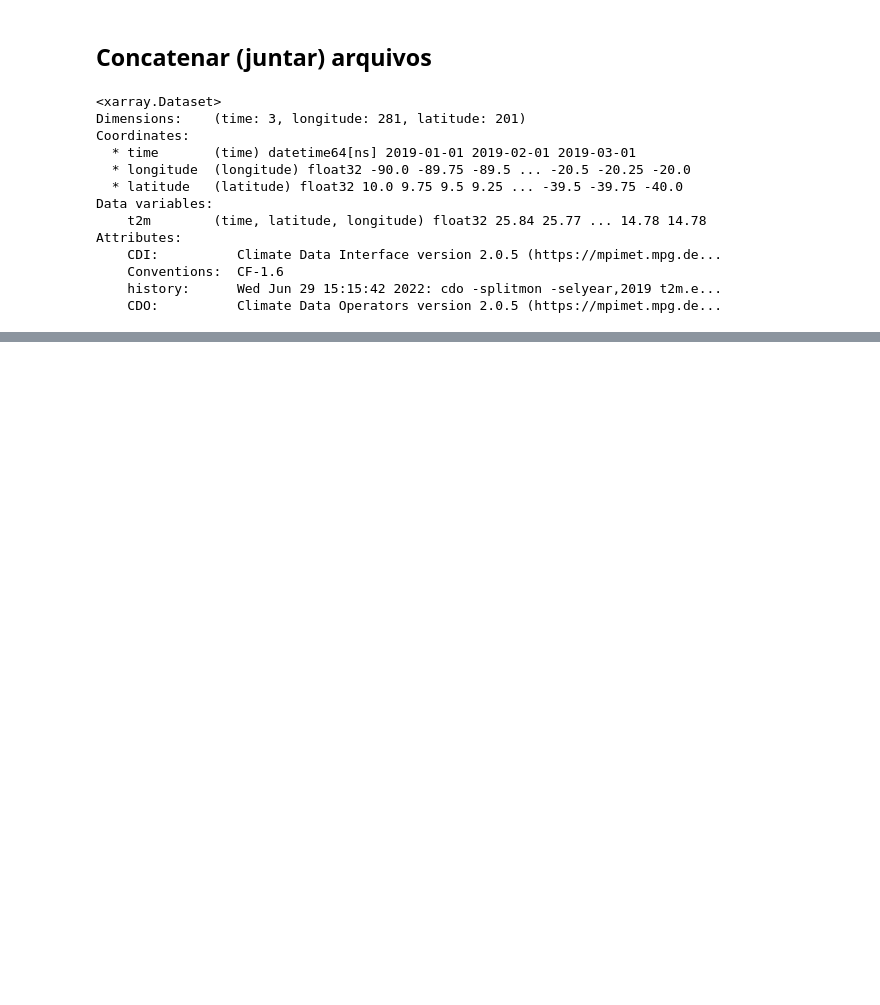
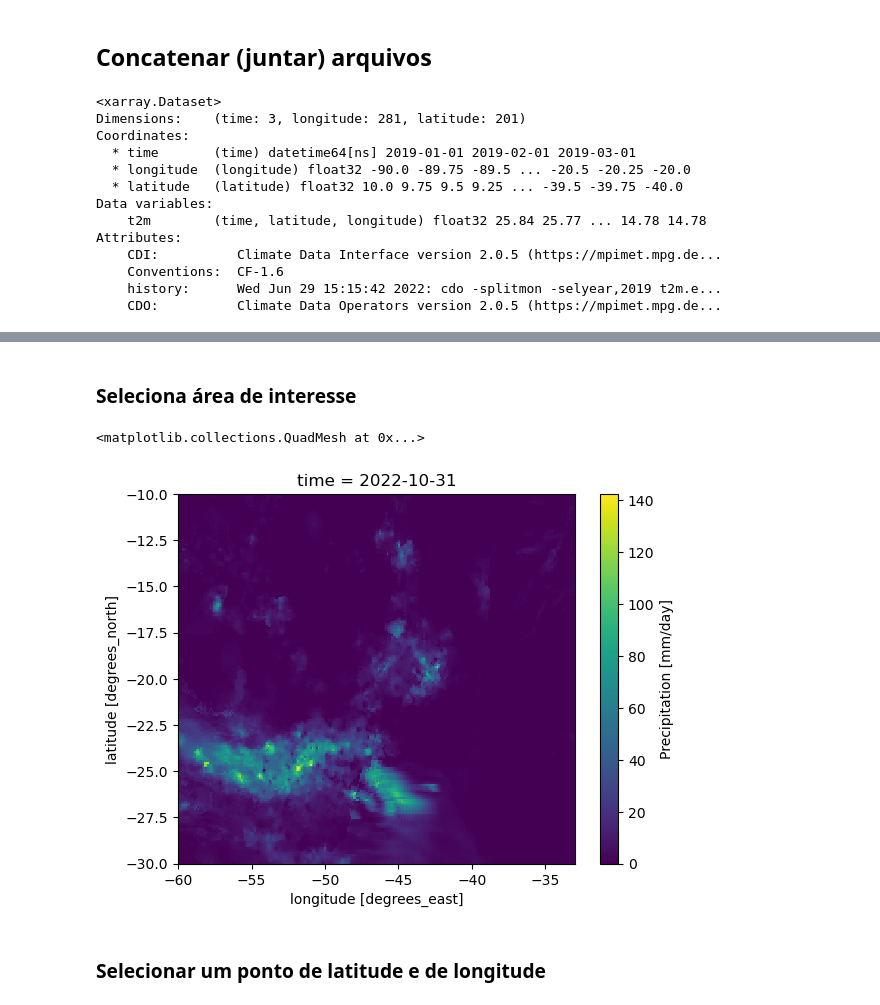
Before and after one commit to jgmsantos/cbmet_XXII, a Jupyter notebook: scripts/xarray.ipynb, the cells around one changed output, grey strips where cells are left out. Saved outputs shown, nothing was run; the diff lists cells and outputs as text; code cells hidden in the pictures; blank space fills up the shorter version.

```diff
--- a/scripts/xarray.ipynb
+++ b/scripts/xarray.ipynb
@@ -417,0 +424,11 @@ Climate Data Operators version 1.9.10 (https://mpimet.mpg.de/cdo)
+# %% [markdown]
+### Seleciona área de interesse
+# %%
+zoom = ds.sel(longitude=slice(-60, -30), latitude=slice(-30, -10))
+# %%
+zoom['prec'][-1,:,:].plot()
+# %% [output]
+<matplotlib.collections.QuadMesh at 0x...>
+[figure, added]
+# %% [markdown]
+### Selecionar um ponto de latitude e de longitude
```
Also changed, not shown: parts of 25 cells of this notebook.
